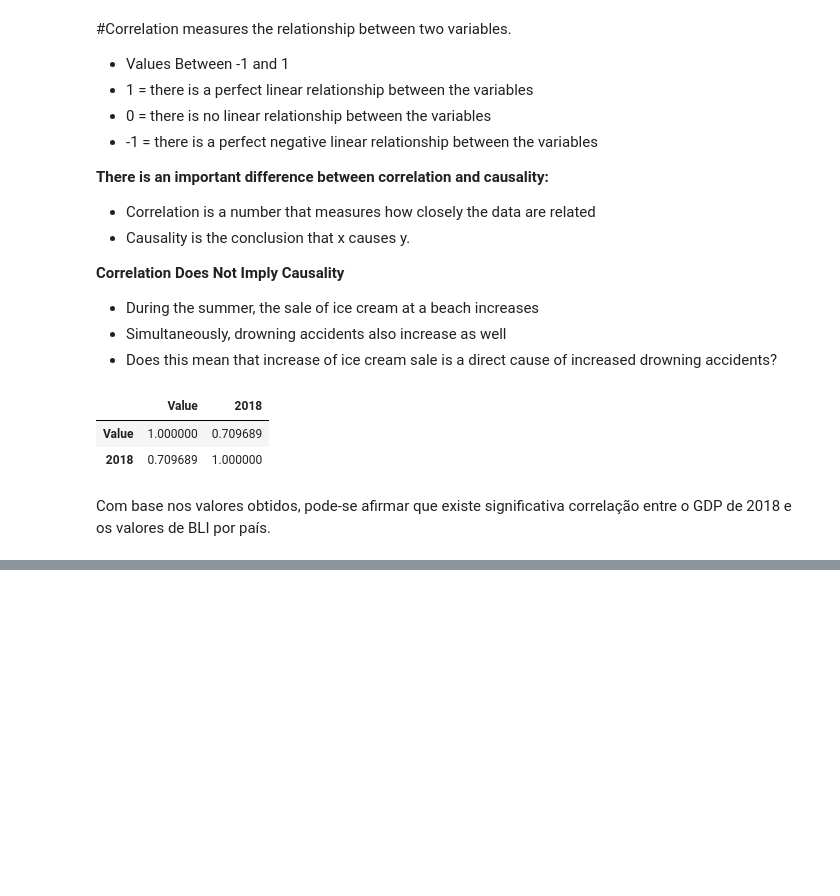
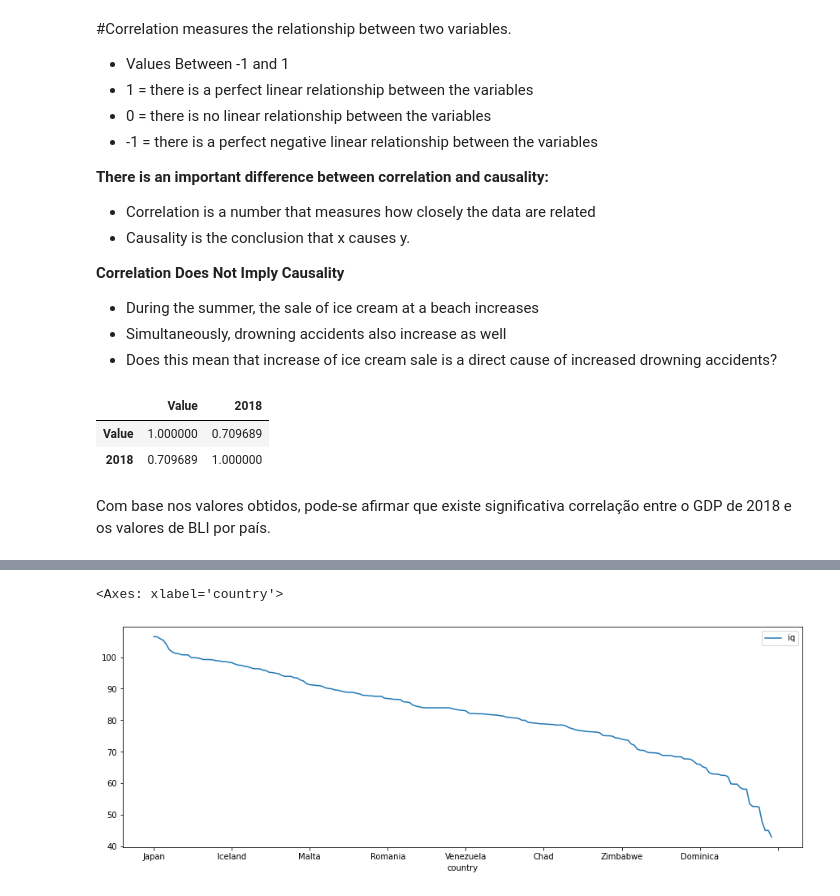
Before and after one commit to arthuremanuel/Artificial_Intelligence_Classes, a Jupyter notebook: IA_Aula_01_Introdução_Análise_Exploratória.ipynb, the cells around one changed output, grey strips where cells are left out. Cells and saved outputs as stored; diff of their text form; code cells hidden in the pictures; blank space fills up the shorter version.

```diff
--- a/IA_Aula_01_Introdução_Análise_Exploratória.ipynb
+++ b/IA_Aula_01_Introdução_Análise_Exploratória.ipynb
@@ -311,0 +345,3 @@ QI - arquivo CSV:<br>
+# %%
+df_QI = pd.read_csv('QI.csv')
+df_QI
@@ -311,0 +418,5 @@ QI - arquivo CSV:<br>
+# %%
+df_QI[['country','iq']].set_index('country').plot(figsize = (15,5))
+# %% [output]
+<Axes: xlabel='country'>
+[figure, added]
```
Also changed, not shown: parts of 17 cells of this notebook.
